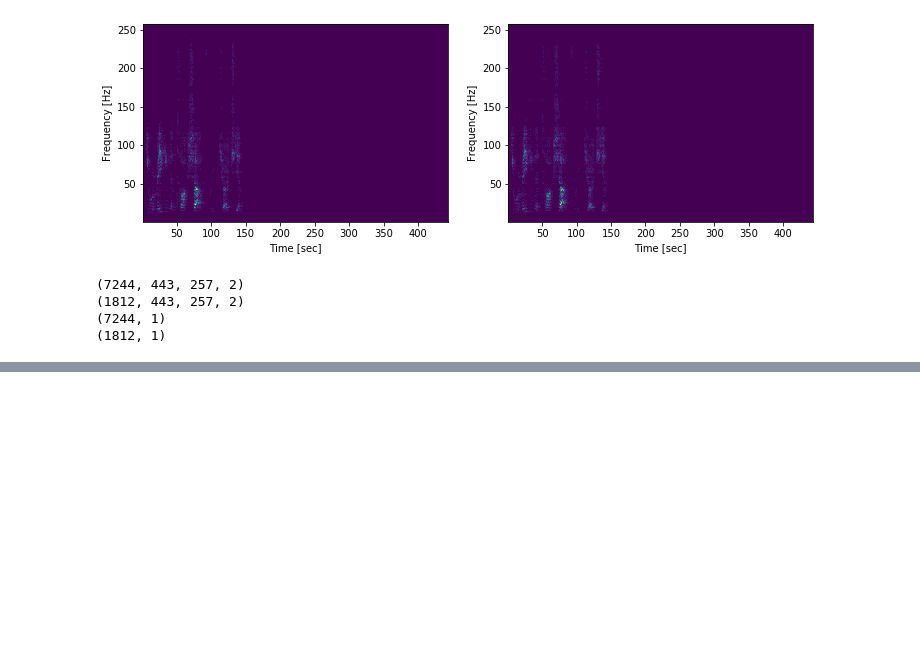
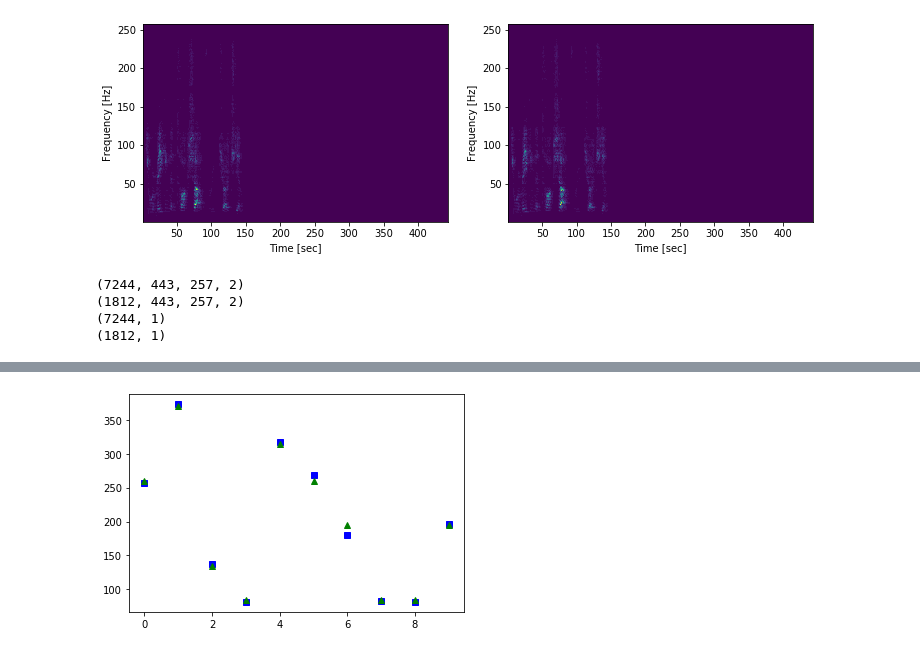
Before and after one commit to pffelix/EmbeddedNeuralNetwork, a Jupyter notebook: src/PythonCode/LocalizationTraining.ipynb, the cells around one changed output, grey strips where cells are left out. Drawn from its saved outputs; the diff is of its cells as text; code cells hidden in the pictures; blank space fills up the shorter version.

```diff
--- a/src/PythonCode/LocalizationTraining.ipynb
+++ b/src/PythonCode/LocalizationTraining.ipynb
@@ -170,7 +170,7 @@ deg = np.matlib.repmat(deg, 1, filesN  * speakerTypeN).transpose()
 
 # prepare lables for neural network
 #Y = np.vstack((deg.T, dist.T)).T
-Y = deg/360
+Y = deg#/360
 print (np.shape(Y)) # speaker-angle-file number, angle, distance
 print (np.shape(X)) # speaker-angle-file number, time bins, frequency bins, channel
 # %% [output]
@@ -192,7 +192,7 @@ print (np.shape(Y_validate))
 # %%
 # Define batchsize and number of epochs
 batchSize = 200
-nEpochs = 30
+nEpochs = 10
 
 
 # Declare the sequential model and design your multi-layer perceptron
@@ -225,7 +225,7 @@ model.add(MaxPooling2D(pool_size=(2, 2)))
 # model.add(BatchNormalization())
 # model.add(MaxPooling2D(pool_size=(2, 2)))
 
-model.add(Reshape((1760,32)))
+model.add(Reshape((55,1024)))
 model.add(Bidirectional(GRU(64)))
 
 #model.add(Bidirectional(GRU(64)))
@@ -236,7 +236,7 @@ model.add(Activation('linear'))
 model.add(Dense(64))
 model.add(Activation('linear'))
 model.add(Dense(1))
-model.add(Activation('sigmoid'))
+#model.add(Activation('sigmoid'))
 
 # Compile your model
 model.compile(loss='mean_absolute_error',
@@ -259,0 +293,20 @@ model.evaluate (X_validate,Y_validate)
+# %%
+Y_validateChange = np.zeros (np.shape(Y_validate),dtype=np.float16)
+for i in range(len(Y_validate)):
+    if (Y_validate[i] == 0):
+        Y_validateChange[i] = 25
+    if (Y_validate[i] == 45):
+        Y_validateChange[i] = 85
+    if (Y_validate[i] == 90):
+        Y_validateChange[i] = 135
+    if (Y_validate[i] == 135):
+        Y_validateChange[i] = 195
+    if (Y_validate[i] == 180):
+        Y_validateChange[i] = 260
+    if (Y_validate[i] == 225):
+        Y_validateChange[i] = 315
+    if (Y_validate[i] == 270):
+        Y_validateChange[i] = 370
+    if (Y_validate[i] == 315):
+        Y_validateChange[i] = 420
+model.evaluate (X_validate,Y_validateChange)
@@ -260,8 +316,10 @@ model.evaluate (X_validate,Y_validate)
 # %%
 Y_pred = model.predict (X_validate)
 index = 0
-plt.plot (Y_pred,'bs',Y_validate,'g^')
+plt.plot (Y_pred[100:110],'bs',Y_validateChange[100:110],'g^')
 plt.show()
+# %% [output]
+[figure, added]
 # %%
 np.save ('X.npy',X)
 np.save ('Y.npy',Y)
```
Also changed, not shown: parts of 7 cells of this notebook.
